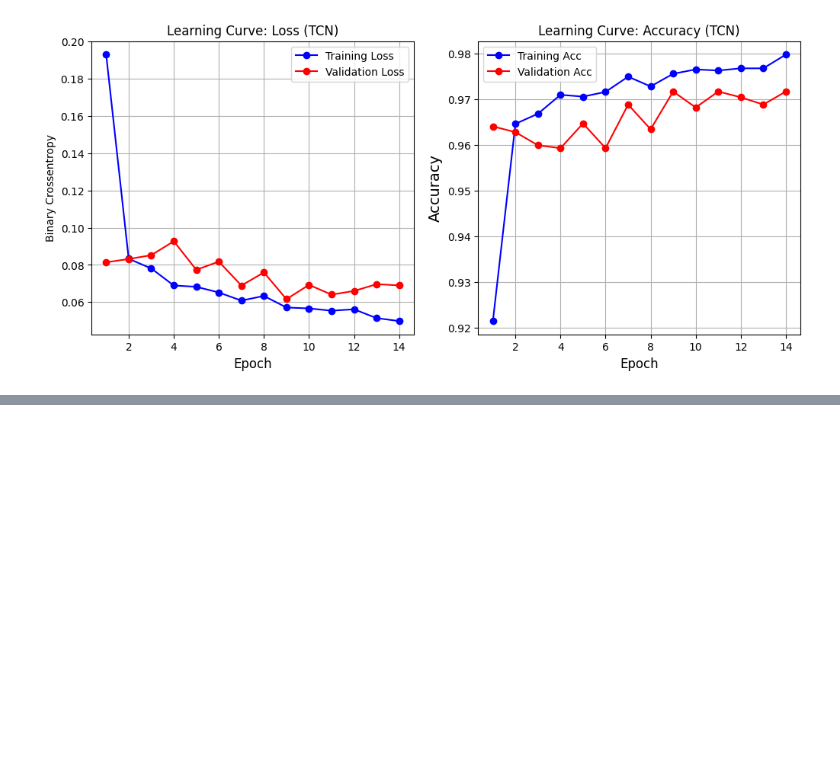
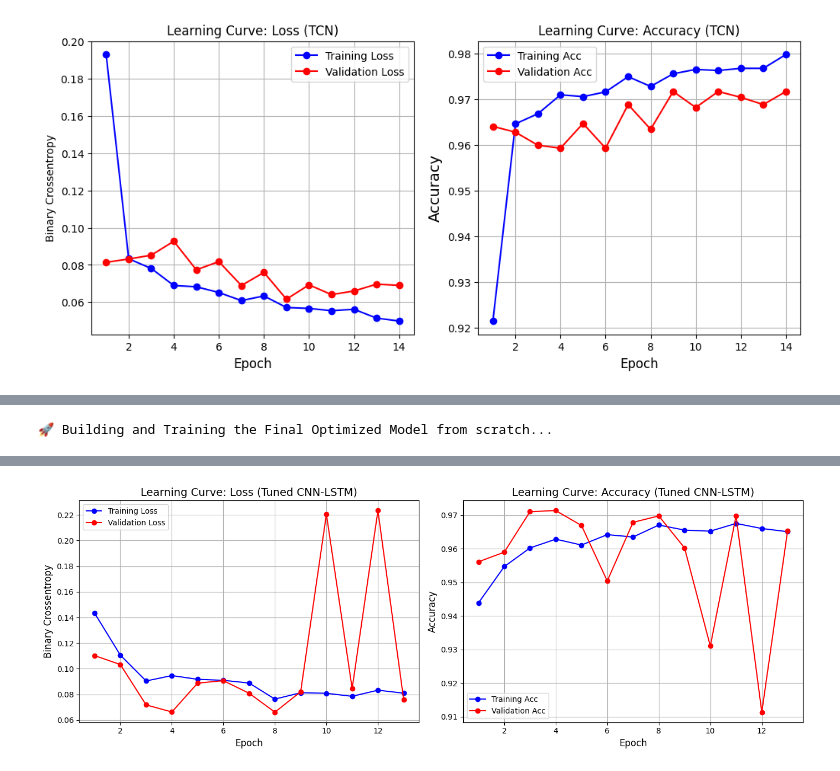
Before and after one commit to Sunnahboy/cmapss-predictive-maintenance, a Jupyter notebook: notebooks/02_model_building.ipynb, the cells around one changed output, grey strips where cells are left out. Drawn from its saved outputs; the diff is of its cells as text; code cells hidden in the pictures; blank space fills up the shorter version.

```diff
--- a/notebooks/02_model_building.ipynb
+++ b/notebooks/02_model_building.ipynb
@@ -314,0 +382,16 @@ plot_learning_curves(history_b)
+# %%
+# 2. Run the Search
+print(" Starting Hyperparameter Search on RTX 4050...")
+tuner.search(x_train, y_train, epochs=20, validation_split=0.2, callbacks=[early_stop], verbose=1)
+
+# 3. Extract the Best Model and Parameters
+best_hps = tuner.get_best_hyperparameters(num_trials=1)[0]
+final_model = tuner.get_best_models(num_models=1)[0]
+
+print(f"""
+  Tuning Complete! The optimal architecture found:
+- Convolutional Filters: {best_hps.get('conv_1_filters')}
+- LSTM Units: {best_hps.get('lstm_1_units')}
+- Dropout Rate: {best_hps.get('dropout')}
+- Learning Rate: {best_hps.get('learning_rate')}
+""")
@@ -314,0 +410,52 @@ plot_learning_curves(history_b)
+# %%
+#plotting function dynamic
+def plot_learning_curves(history, model_name):
+    loss = history.history['loss']
+    val_loss = history.history['val_loss']
+    acc = history.history['accuracy']
+    val_acc = history.history['val_accuracy']
+    epochs = range(1, len(acc) + 1)
+
+    plt.figure(figsize=(14, 5))
+
+    # Plot 1: Loss
+    plt.subplot(1, 2, 1)
+    plt.plot(epochs, loss, 'bo-', label='Training Loss')
+    plt.plot(epochs, val_loss, 'ro-', label='Validation Loss')
+    plt.title(f'Learning Curve: Loss ({model_name})', fontsize=14)
+    plt.ylabel('Binary Crossentropy', fontsize=12)
+    plt.xlabel('Epoch', fontsize=12)
+    plt.legend()
+    plt.grid(True)
+
+    # Plot 2: Accuracy
+    plt.subplot(1, 2, 2)
+    plt.plot(epochs, acc, 'bo-', label='Training Acc')
+    plt.plot(epochs, val_acc, 'ro-', label='Validation Acc')
+    plt.title(f'Learning Curve: Accuracy ({model_name})', fontsize=14)
+    plt.ylabel('Accuracy', fontsize=12)
+    plt.xlabel('Epoch', fontsize=12)
+    plt.legend()
+    plt.grid(True)
+
+    plt.tight_layout()
+    plt.show()
+
+# 2. Rebuild a FRESH model using the best hyperparameters
+print(" Building and Training the Final Optimized Model from scratch...")
+final_model = tuner.hypermodel.build(best_hps)
+
+# 3. Train it to get clean learning curves
+history_final = final_model.fit(
+    x_train, y_train,
+    epochs=50,
+    batch_size=64,
+    validation_split=0.2,
+    callbacks=[early_stop], # Uses the same early_stop from Phase 5
+    verbose=1
+)
+
+# 4. Plot it!
+plot_learning_curves(history_final, model_name="Tuned CNN-LSTM")
+# %% [output]
+🚀 Building and Training the Final Optimized Model from scratch...
@@ -314,0 +479 @@ plot_learning_curves(history_b)
+[figure, added]
```
Also changed, not shown: parts of 23 cells of this notebook, 10 other files.
